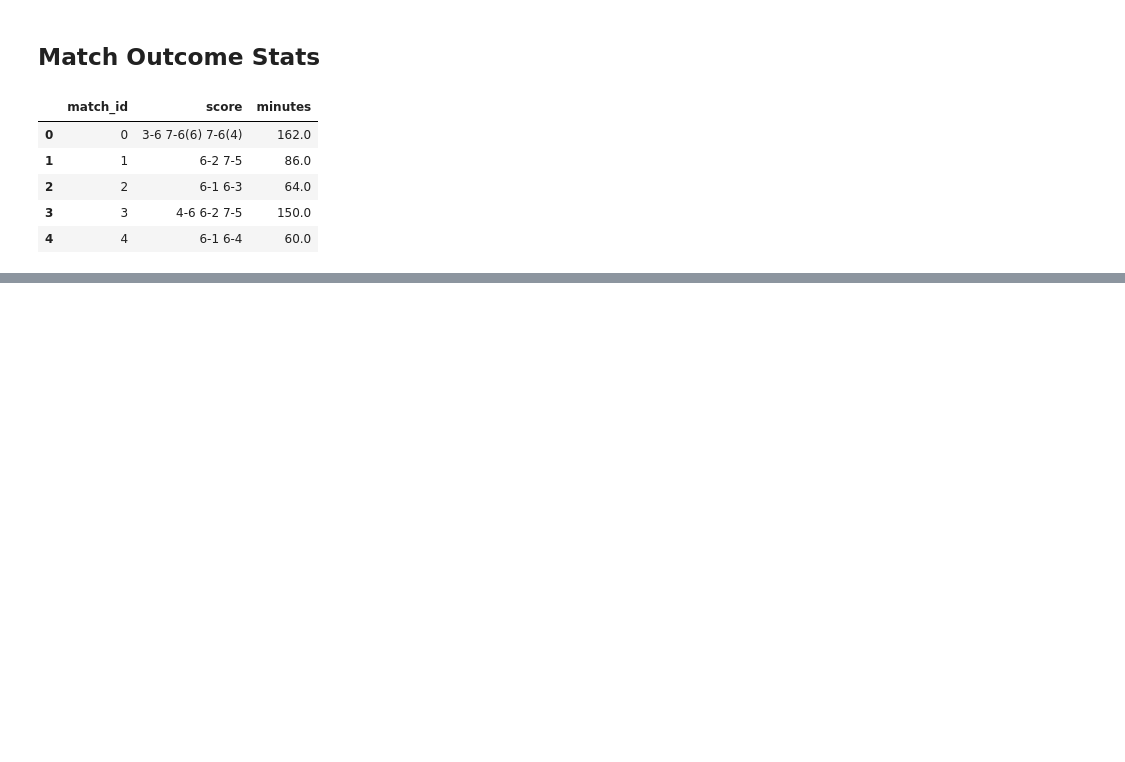
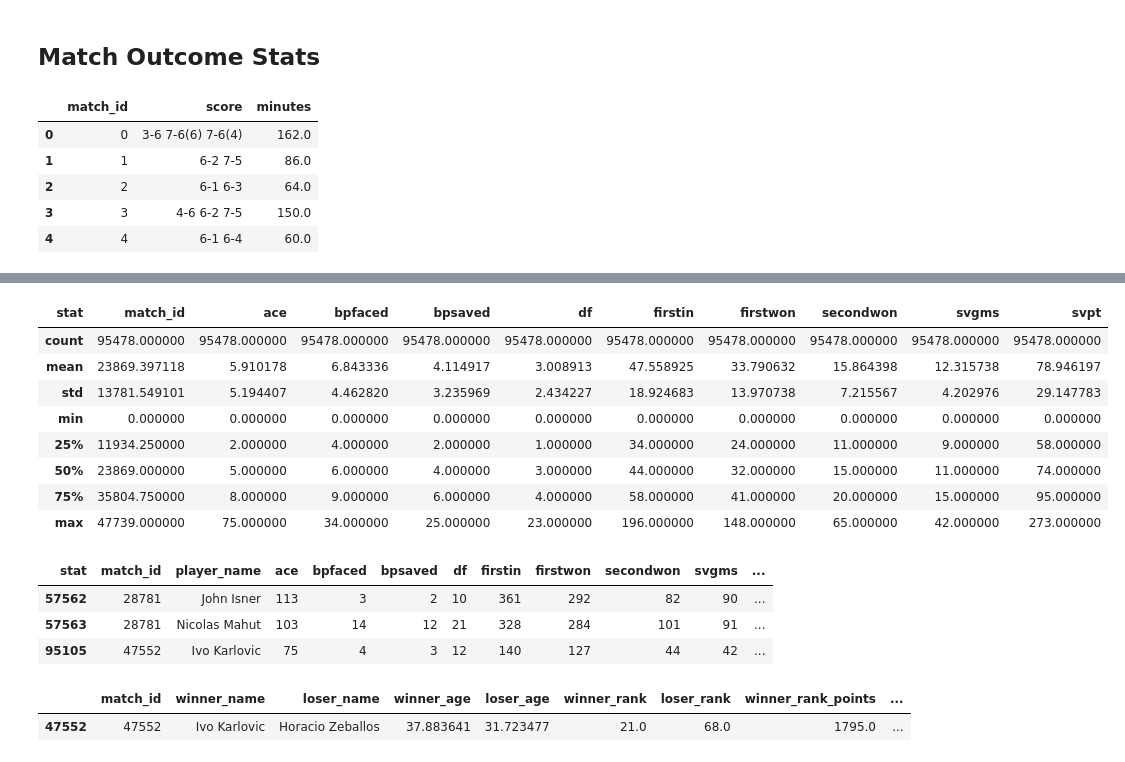
Before and after one commit to markclare1992/tennis, a Jupyter notebook: eda/initial_exploration.ipynb, the cells around one changed output, grey strips where cells are left out. Saved outputs shown, nothing was run; the diff lists cells and outputs as text; code cells hidden in the pictures; blank space fills up the shorter version.

```diff
--- a/eda/initial_exploration.ipynb
+++ b/eda/initial_exploration.ipynb
@@ -508,0 +531,28 @@ Name: count, dtype: int64
+# %%
+subset_player_outcome_stats_df = player_outcome_stats_df[
+    player_outcome_stats_df["match_id"] != 28781
+]
+# %%
+subset_player_outcome_stats_df.describe()
+# %% [output]
+| stat | match_id | ace | bpfaced | bpsaved | df | firstin | firstwon | secondwon | svgms | svpt |
+| count | 95478.000000 | 95478.000000 | 95478.000000 | 95478.000000 | 95478.000000 | 95478.000000 | 95478.000000 | 95478.000000 | 95478.000000 | 95478.000000 |
+| mean | 23869.397118 | 5.910178 | 6.843336 | 4.114917 | 3.008913 | 47.558925 | 33.790632 | 15.864398 | 12.315738 | 78.946197 |
+| std | 13781.549101 | 5.194407 | 4.462820 | 3.235969 | 2.434227 | 18.924683 | 13.970738 | 7.215567 | 4.202976 | 29.147783 |
+| min | 0.000000 | 0.000000 | 0.000000 | 0.000000 | 0.000000 | 0.000000 | 0.000000 | 0.000000 | 0.000000 | 0.000000 |
+| 25% | 11934.250000 | 2.000000 | 4.000000 | 2.000000 | 1.000000 | 34.000000 | 24.000000 | 11.000000 | 9.000000 | 58.000000 |
+| 50% | 23869.000000 | 5.000000 | 6.000000 | 4.000000 | 3.000000 | 44.000000 | 32.000000 | 15.000000 | 11.000000 | 74.000000 |
+| 75% | 35804.750000 | 8.000000 | 9.000000 | 6.000000 | 4.000000 | 58.000000 | 41.000000 | 20.000000 | 15.000000 | 95.000000 |
+| max | 47739.000000 | 75.000000 | 34.000000 | 25.000000 | 23.000000 | 196.000000 | 148.000000 | 65.000000 | 42.000000 | 273.000000 |
+# %%
+player_outcome_stats_df[player_outcome_stats_df["ace"] > 70]
+# %% [output]
+| stat | match_id | player_name | ace | bpfaced | bpsaved | df | firstin | firstwon | secondwon | svgms | ... |
+| 57562 | 28781 | John Isner | 113 | 3 | 2 | 10 | 361 | 292 | 82 | 90 | ... |
+| 57563 | 28781 | Nicolas Mahut | 103 | 14 | 12 | 21 | 328 | 284 | 101 | 91 | ... |
+| 95105 | 47552 | Ivo Karlovic | 75 | 4 | 3 | 12 | 140 | 127 | 44 | 42 | ... |
+# %%
+player_info_df[player_info_df['match_id'] == 47552]
+# %% [output]
+|  | match_id | winner_name | loser_name | winner_age | loser_age | winner_rank | loser_rank | winner_rank_points | ... |
+| 47552 | 47552 | Ivo Karlovic | Horacio Zeballos | 37.883641 | 31.723477 | 21.0 | 68.0 | 1795.0 | ... |
```
Also changed, not shown: parts of 53 cells of this notebook, 10 other files.
